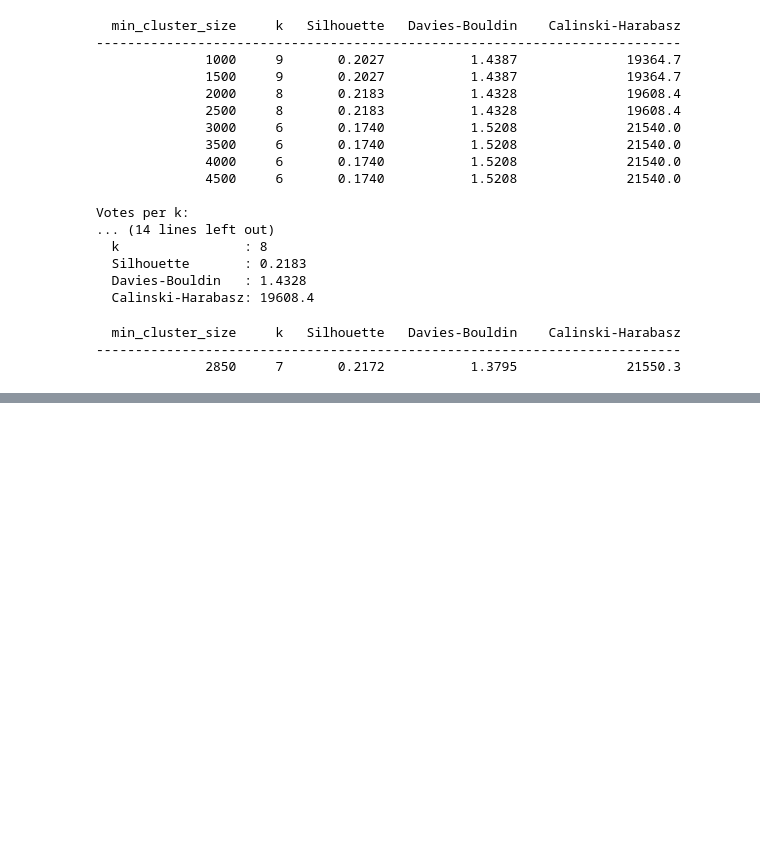
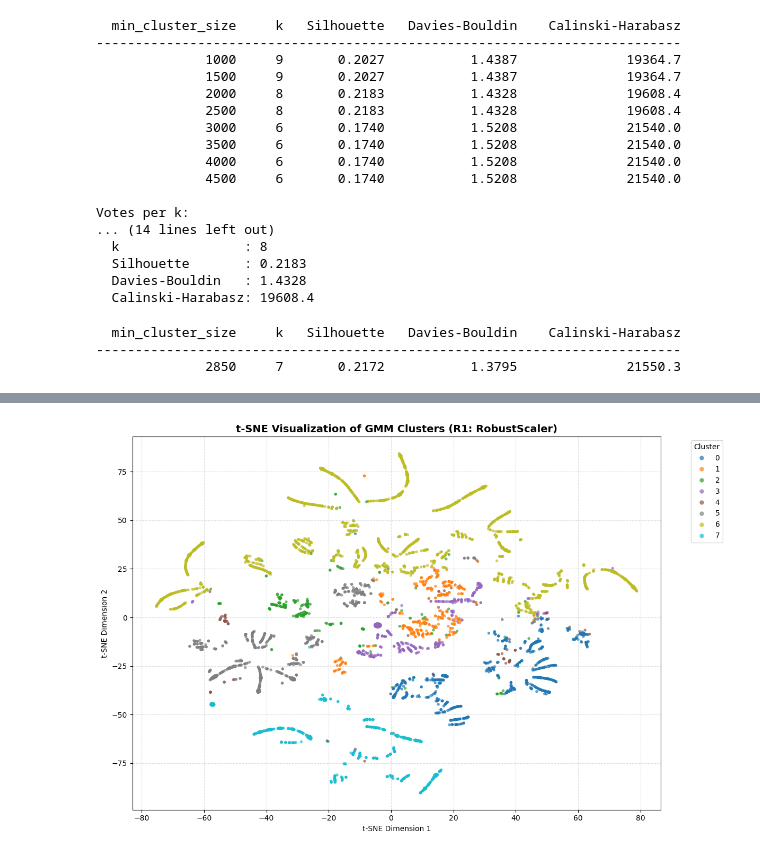
Before and after one commit to Ricardo-andradee/Clustering-Hotel, a Jupyter notebook: src/hotel_analysis.ipynb, the cells around one changed output, grey strips where cells are left out. Saved outputs shown, nothing was run; the diff lists cells and outputs as text; code cells hidden in the pictures; blank space fills up the shorter version.

```diff
--- a/src/hotel_analysis.ipynb
+++ b/src/hotel_analysis.ipynb
@@ -1585,0 +1999,43 @@ Majority vote winner: Random_k7
+# %%
+gmm_r1 = gmm_by_scaller["X_R1"]
+predicted_labels_R1 = np.argmax(gmm_r1.predict_proba(X_R1), axis=1)
+
+idx = np.random.choice(len(X_R1), 5000, replace=False)
+X_sample = X_R1[idx]
+labels_sample = predicted_labels_R1[idx]
+
+if X_sample.shape[1] > 50:
+    X_sample = PCA(n_components=50).fit_transform(X_sample)
+
+tsne = TSNE(
+    n_components=2,
+    random_state=RANDOM_STATE,
+    perplexity=30,
+    max_iter=1000,
+    init='pca',
+    n_jobs=-1
+)
+
+X_tsne = tsne.fit_transform(X_sample)
+
+fig, ax = plt.subplots(figsize=(12, 8))
+
+scatter = ax.scatter(
+    X_tsne[:, 0], X_tsne[:, 1],
+    c=labels_sample,
+    cmap='tab10',
+    alpha=0.7,
+    s=15,
+    linewidths=0
+)
+
+ax.set_title('t-SNE Visualization of GMM Clusters (R1: RobustScaler)', fontsize=14, fontweight='bold')
+ax.set_xlabel('t-SNE Dimension 1')
+ax.set_ylabel('t-SNE Dimension 2')
+ax.legend(*scatter.legend_elements(), title='Cluster', bbox_to_anchor=(1.05, 1), loc='upper left')
+ax.grid(True, linestyle='--', alpha=0.4)
+plt.tight_layout()
+plt.savefig('../figures/gmm_tsne_clusters_R1.png', dpi=150, bbox_inches='tight')
+plt.show()
+# %% [output]
+[figure, added]
```
Also changed, not shown: parts of 27 cells of this notebook, 13 other files.
